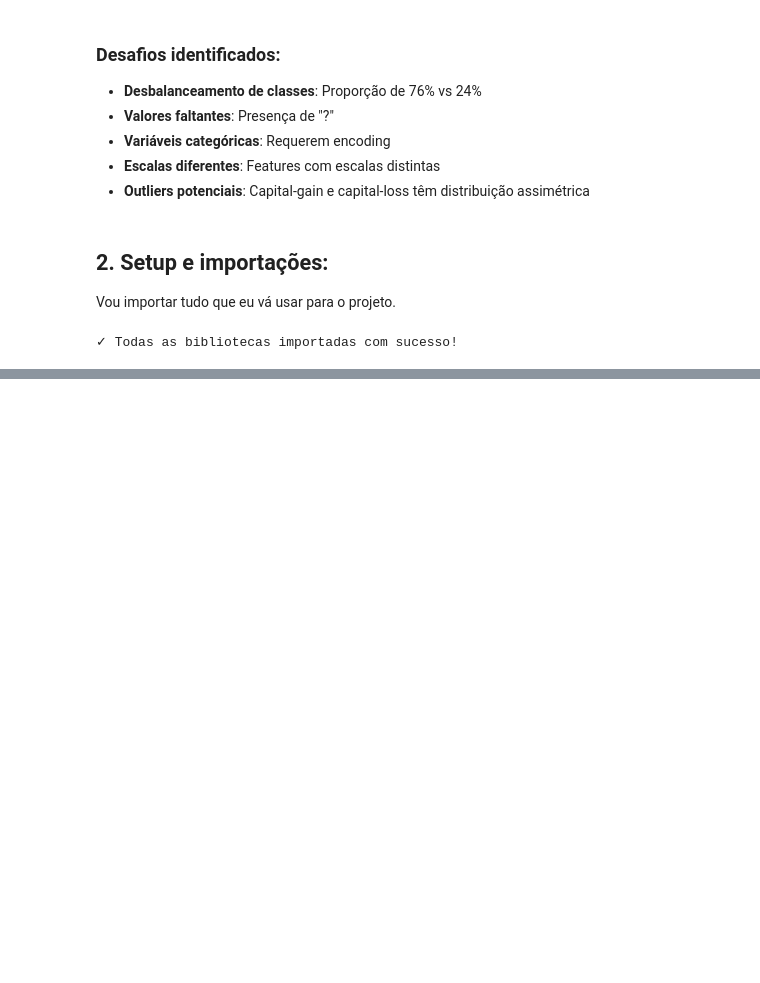
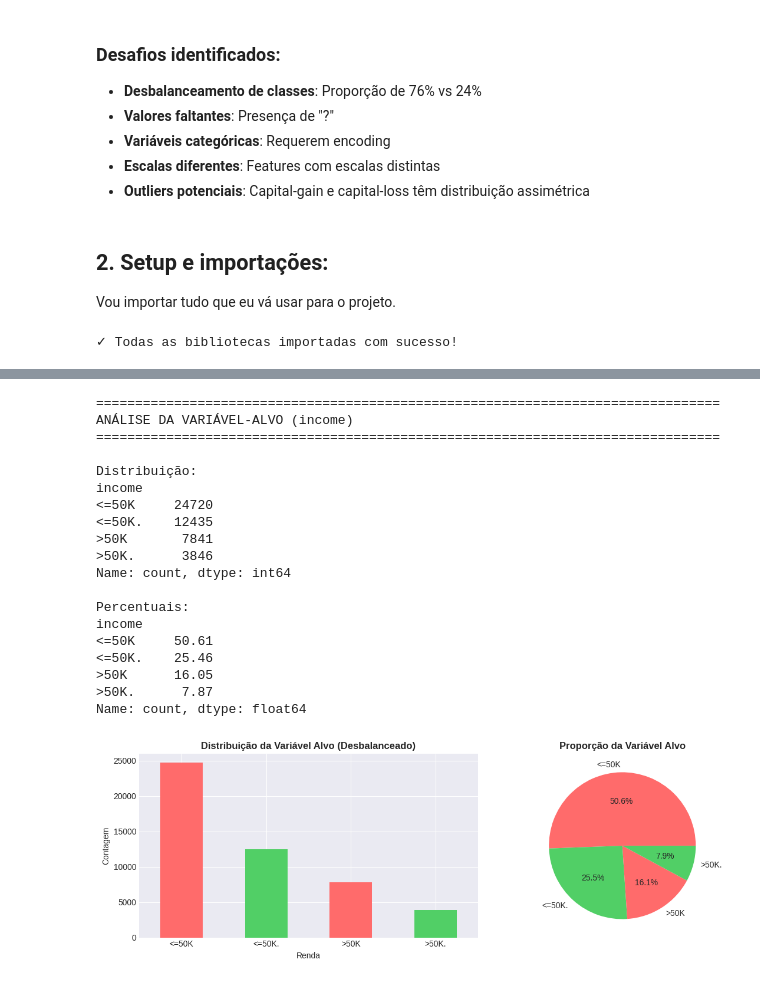
Before and after one commit to emanuelbap/ML---annual-income-forecast, a Jupyter notebook: APS02.ipynb, the cells around one changed output, grey strips where cells are left out. Saved outputs shown, nothing was run; the diff lists cells and outputs as text; code cells hidden in the pictures; blank space fills up the shorter version.

Commit message:
exploração dos dados feita

```diff
--- a/APS02.ipynb
+++ b/APS02.ipynb
@@ -88,0 +122,20 @@ print("✓ Todas as bibliotecas importadas com sucesso!")
+# %%
+# Combinando treino e teste para pré-processamento
+df = pd.concat([df_train, df_test], ignore_index=True)
+
+print("="*80)
+print("VISUALIZAÇÃO INICIAL DOS DADOS")
+print("="*80)
+print(f"\nForma: {df.shape}")
+print(f"\nPrimeiras 3 linhas:")
+print(df.head(3))
+
+# Informações sobre tipos de dados
+print(f"\n\nTipos de Dados:")
+print(df.dtypes)
+
+# Valores faltantes
+print(f"\n\nValores Faltantes:")
+missing = df.isnull().sum()
+print(missing[missing > 0])
+print(f"Percentual: {(missing/len(df)*100)[missing > 0].round(2)}%")
@@ -88,0 +160,54 @@ print("✓ Todas as bibliotecas importadas com sucesso!")
+# %%
+# Análise da variável alvo
+print("="*80)
+print("ANÁLISE DA VARIÁVEL-ALVO (income)")
+print("="*80)
+
+# Limpar espaços em branco na coluna de renda
+df['income'] = df['income'].str.strip()
+
+# Distribuição
+print(f"\nDistribuição:")
+target_counts = df['income'].value_counts()
+print(target_counts)
+print(f"\nPercentuais:")
+print((target_counts / len(df) * 100).round(2))
+
+# Visualizar desbalanceamento
+fig, ax = plt.subplots(1, 2, figsize=(12, 4))
+
+# Gráfico de barras
+target_counts.plot(kind='bar', ax=ax[0], color=['#ff6b6b', '#51cf66'])
+ax[0].set_title('Distribuição da Variável Alvo (Desbalanceado)', fontsize=12, fontweight='bold')
+ax[0].set_ylabel('Contagem')
+ax[0].set_xlabel('Renda')
+ax[0].tick_params(axis='x', rotation=0)
+
+# Gráfico de pizza
+colors = ['#ff6b6b', '#51cf66']
+ax[1].pie(target_counts, labels=target_counts.index, autopct='%1.1f%%', colors=colors)
+ax[1].set_title('Proporção da Variável Alvo', fontsize=12, fontweight='bold')
+
+plt.tight_layout()
+plt.show()
+# %% [output]
+================================================================================
+ANÁLISE DA VARIÁVEL-ALVO (income)
+================================================================================
+
+Distribuição:
+income
+<=50K     24720
+<=50K.    12435
+>50K       7841
+>50K.      3846
+Name: count, dtype: int64
+
+Percentuais:
+income
+<=50K     50.61
+<=50K.    25.46
+>50K      16.05
+>50K.      7.87
+Name: count, dtype: float64
+[figure, added]
```
Also changed, not shown: parts of 9 cells of this notebook, 7 other files.
